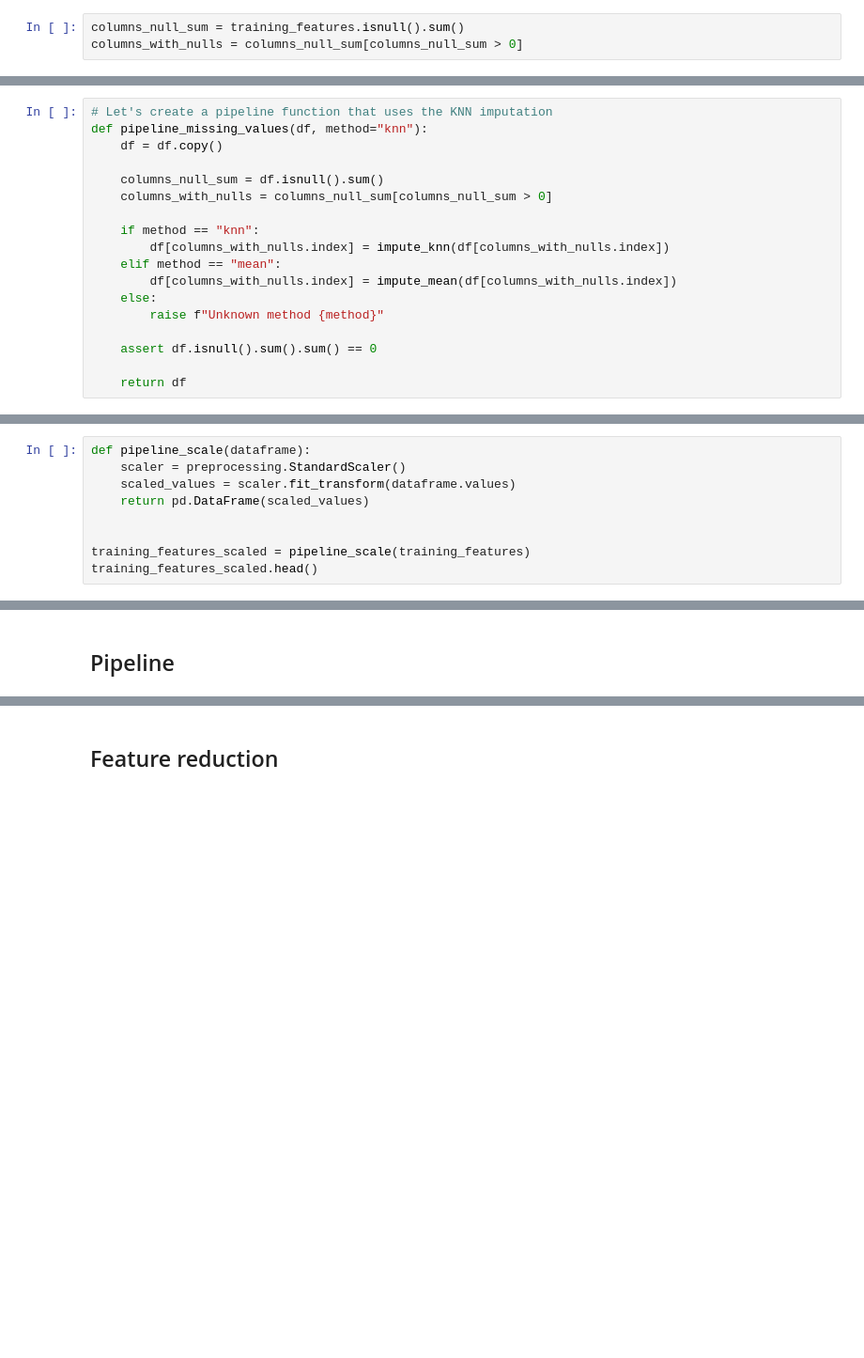
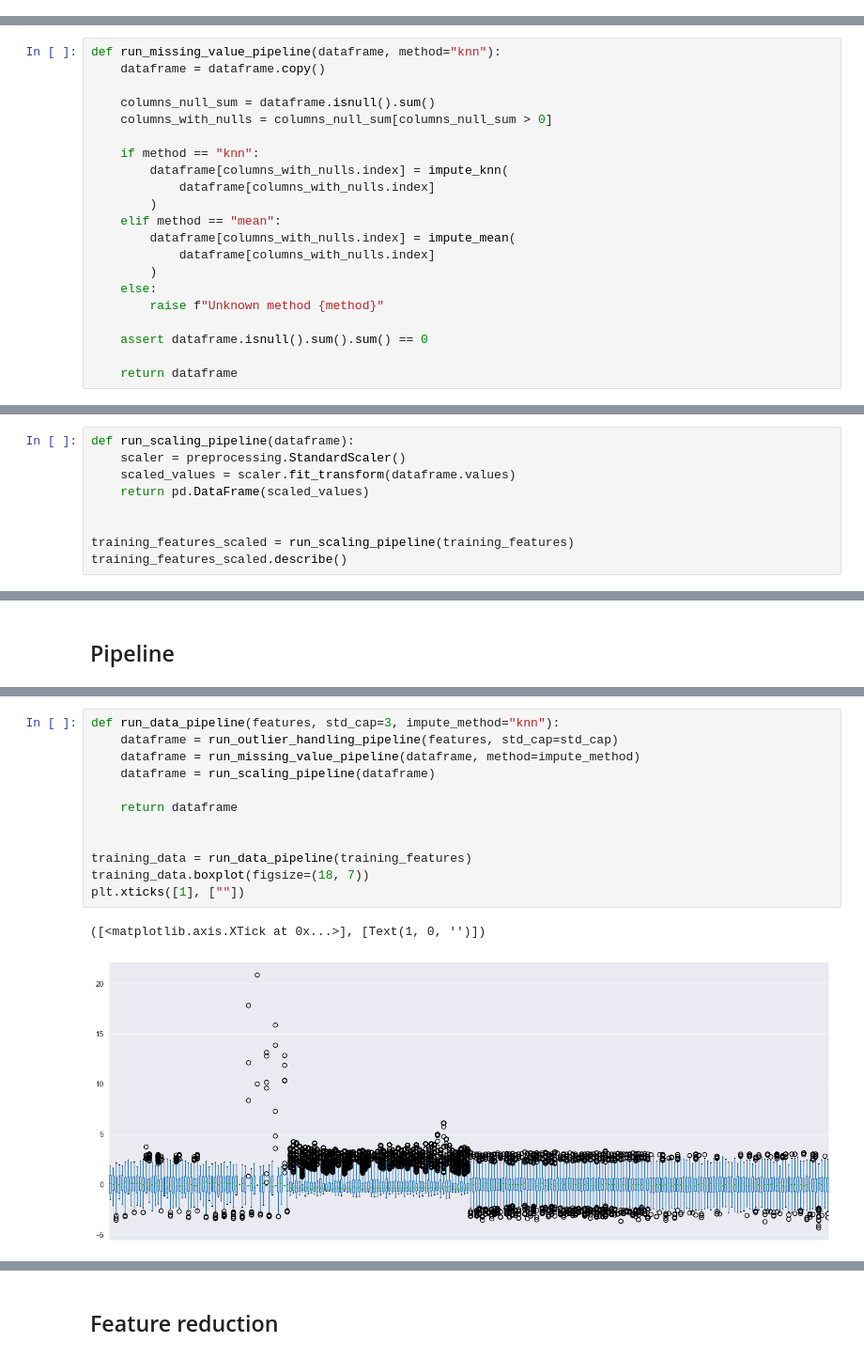
Before and after one commit to viktorparipas92/D7062E-projectgroup-10, a Jupyter notebook: Task3/task3.ipynb, the cells around one changed output, grey strips where cells are left out. Shown at 94% size. Cells and saved outputs as stored; diff of their text form; blank space fills up the shorter version.

```diff
--- a/Task3/task3.ipynb
+++ b/Task3/task3.ipynb
@@ -222,6 +274,3 @@ def impute_mean(dataframe):
     return impute(dataframe, SimpleImputer, missing_values=np.nan, strategy="mean")
 # %% [markdown]
 Let's compare the mean and KNN imputation methods.
-# %%
-columns_null_sum = training_features.isnull().sum()
-columns_with_nulls = columns_null_sum[columns_null_sum > 0]
@@ -277,23 +348,26 @@ Based on this it is likely that we may need to employ different imputation techn
 # %% [markdown]
 For now, however, let's use KNN imputation and make sure that after the imputation there are no more missing values in our dataset. We will bring these three different methods into Task 2 of the project.
 # %%
-# Let's create a pipeline function that uses the KNN imputation
-def pipeline_missing_values(df, method="knn"):
-    df = df.copy()
+def run_missing_value_pipeline(dataframe, method="knn"):
+    dataframe = dataframe.copy()
 
-    columns_null_sum = df.isnull().sum()
+    columns_null_sum = dataframe.isnull().sum()
     columns_with_nulls = columns_null_sum[columns_null_sum > 0]
 
     if method == "knn":
-        df[columns_with_nulls.index] = impute_knn(df[columns_with_nulls.index])
+        dataframe[columns_with_nulls.index] = impute_knn(
+            dataframe[columns_with_nulls.index]
+        )
     elif method == "mean":
-        df[columns_with_nulls.index] = impute_mean(df[columns_with_nulls.index])
+        dataframe[columns_with_nulls.index] = impute_mean(
+            dataframe[columns_with_nulls.index]
+        )
     else:
         raise f"Unknown method {method}"
 
-    assert df.isnull().sum().sum() == 0
+    assert dataframe.isnull().sum().sum() == 0
 
-    return df
+    return dataframe
 # %% [markdown]
 ### Scaling
 First we will take a look at how the data looks by feature/column. While the dataset contains a lot of features, we can use a boxplot to get an overview understanding of how the different columns compare.
@@ -307,11 +384,11 @@ The columns are clearly not all scaled to the same range and they have different
 
 The `StandardScaler`normalizes the data so that the mean becomes zero, and the variance one, i.e. the scaled dataset follows a *standard* normal distribution.
 # %%
-def pipeline_scale(dataframe):
+def run_scaling_pipeline(dataframe):
     scaler = preprocessing.StandardScaler()
     scaled_values = scaler.fit_transform(dataframe.values)
     return pd.DataFrame(scaled_values)
 
 
-training_features_scaled = pipeline_scale(training_features)
-training_features_scaled.head()
+training_features_scaled = run_scaling_pipeline(training_features)
+training_features_scaled.describe()
@@ -327 +424,16 @@ In the Methods section above we have defined the pipeline methods needed for han
+# %%
+def run_data_pipeline(features, std_cap=3, impute_method="knn"):
+    dataframe = run_outlier_handling_pipeline(features, std_cap=std_cap)
+    dataframe = run_missing_value_pipeline(dataframe, method=impute_method)
+    dataframe = run_scaling_pipeline(dataframe)
+
+    return dataframe
+
+
+training_data = run_data_pipeline(training_features)
+training_data.boxplot(figsize=(18, 7))
+plt.xticks([1], [""])
+# %% [output]
+([<matplotlib.axis.XTick at 0x...>], [Text(1, 0, '')])
+[figure, added]
 # %%
```
Also changed, not shown: parts of 73 cells of this notebook, 3 other files.
